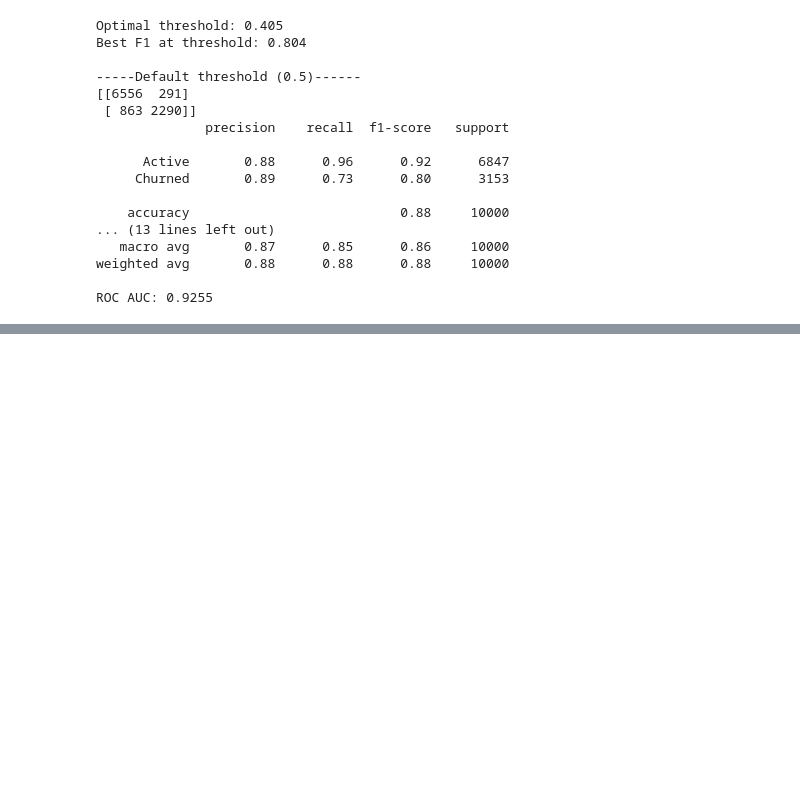
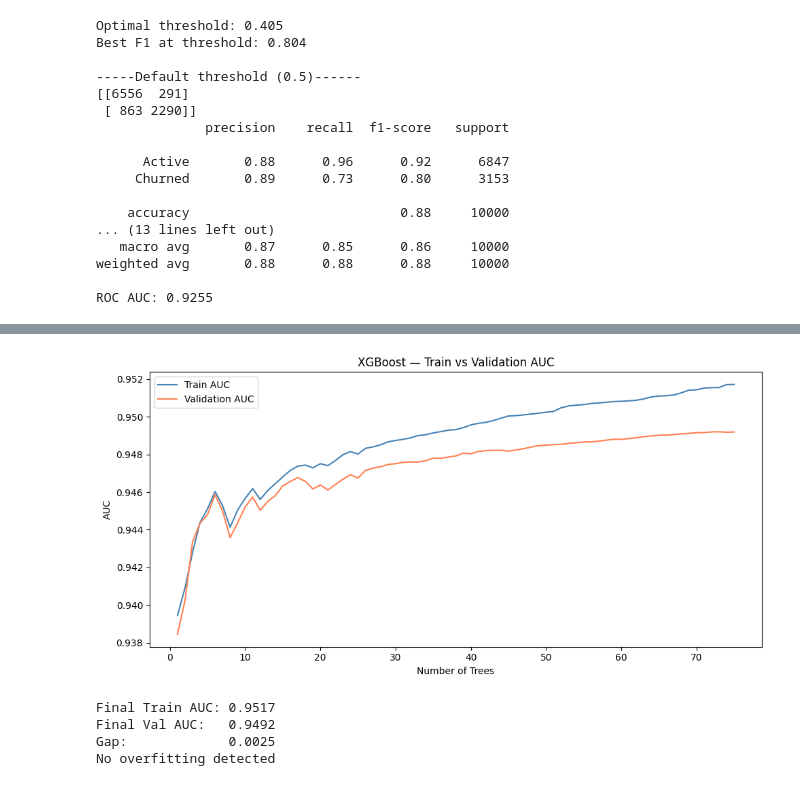
Before and after one commit to Parmnoor/DL-Projects-and-Practice, a Jupyter notebook: Projects/Gym_Membership_Churn/gym_churn_model.ipynb, the cells around one changed output, grey strips where cells are left out. Cells and saved outputs as stored; diff of their text form; code cells hidden in the pictures; blank space fills up the shorter version.

```diff
--- a/Projects/Gym_Membership_Churn/gym_churn_model.ipynb
+++ b/Projects/Gym_Membership_Churn/gym_churn_model.ipynb
@@ -341,0 +559,35 @@ ROC AUC: 0.9255
+# %%
+train_auc = evals_result['validation_0']['auc']
+val_auc   = evals_result['validation_1']['auc']
+epochs    = range(1, len(train_auc) + 1)
+
+plt.figure(figsize=(10, 5))
+plt.plot(epochs, train_auc, label='Train AUC',      color='steelblue')
+plt.plot(epochs, val_auc,   label='Validation AUC', color='coral')
+plt.xlabel('Number of Trees')
+plt.ylabel('AUC')
+plt.title('XGBoost — Train vs Validation AUC')
+plt.legend()
+plt.tight_layout()
+plt.show()
+
+final_train_auc = train_auc[-1]
+final_val_auc   = val_auc[-1]
+gap             = final_train_auc - final_val_auc
+
+print(f"Final Train AUC: {final_train_auc:.4f}")
+print(f"Final Val AUC:   {final_val_auc:.4f}")
+print(f"Gap:             {gap:.4f}")
+
+if gap < 0.02:
+    print("No overfitting detected")
+elif gap < 0.05:
+    print("Mild overfitting")
+else:
+    print("Overfitting")
+# %% [output]
+[figure, added]
+Final Train AUC: 0.9517
+Final Val AUC:   0.9492
+Gap:             0.0025
+No overfitting detected
```
Also changed, not shown: parts of 13 cells of this notebook.
